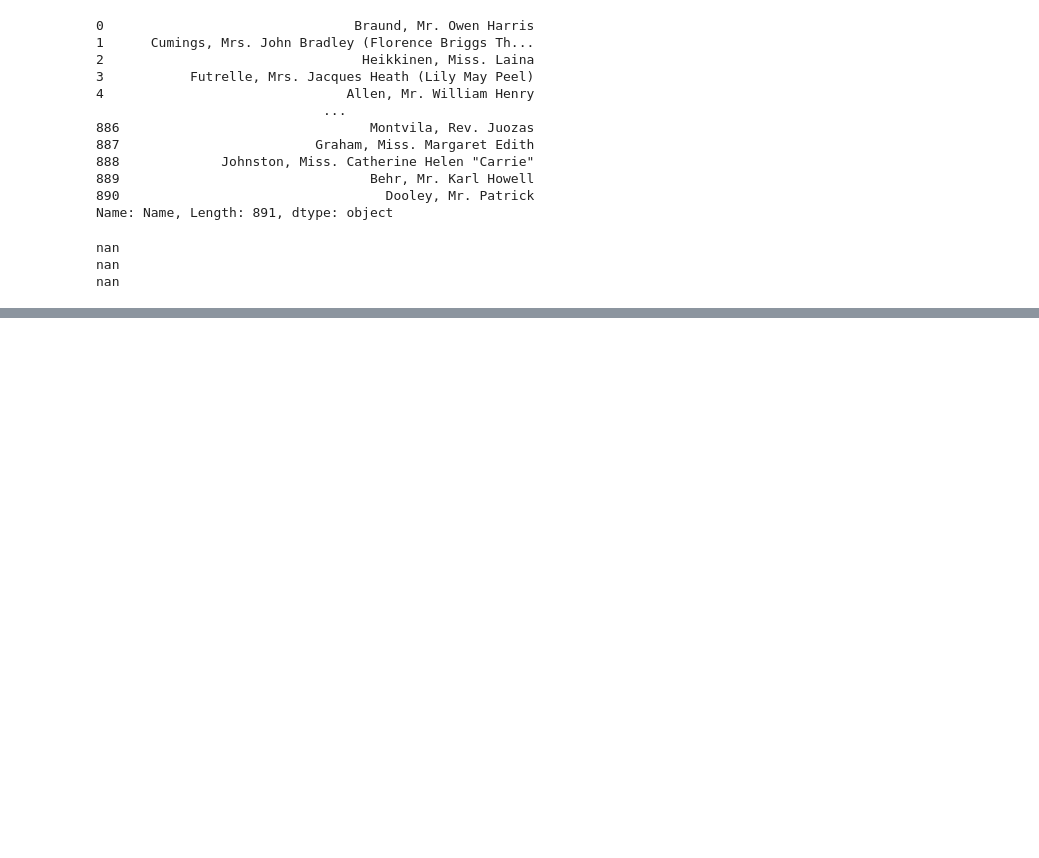
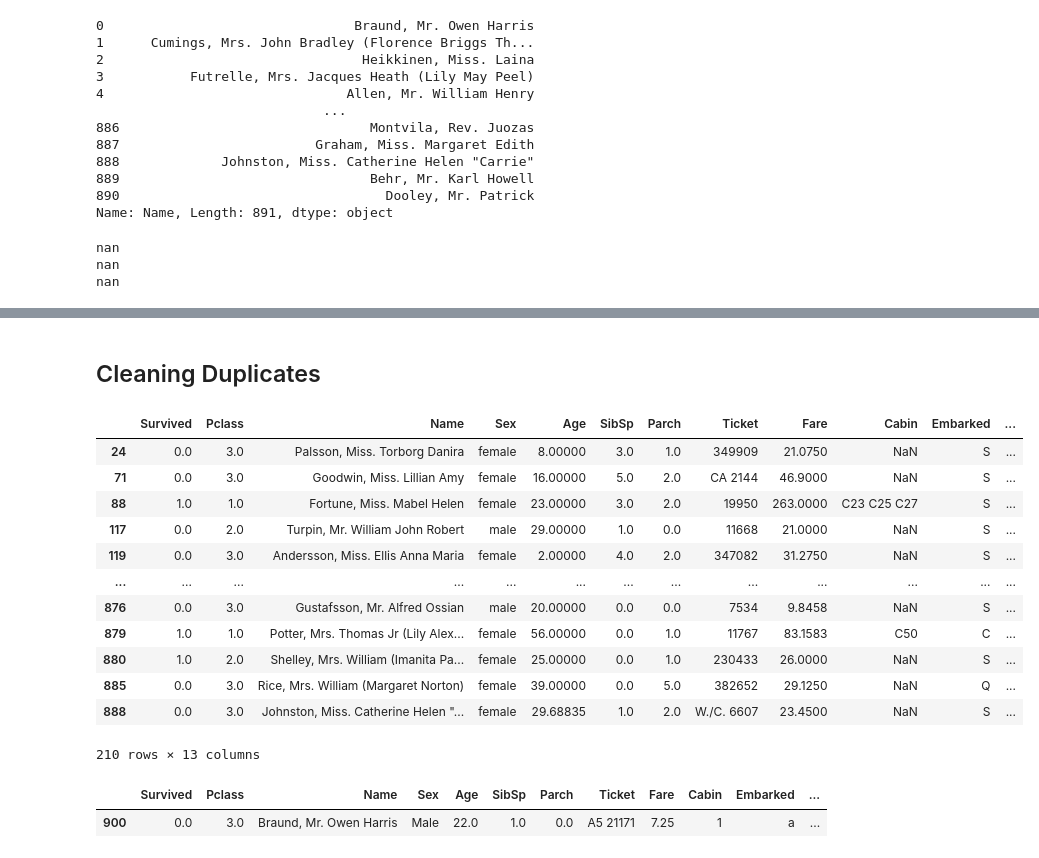
Before and after one commit to Rujanshrestha/data-sci-class01, a Jupyter notebook: Manupulation/Data-Manupulation.ipynb, the cells around one changed output, grey strips where cells are left out. Cells and saved outputs as stored; diff of their text form; code cells hidden in the pictures; blank space fills up the shorter version.

```diff
--- a/Manupulation/Data-Manupulation.ipynb
+++ b/Manupulation/Data-Manupulation.ipynb
@@ -300,0 +325,23 @@ Name: Age, dtype: float64
+# %% [markdown]
+## Cleaning Duplicates
+# %%
+titanic_df[titanic_df.duplicated(subset="Ticket")]
+# %% [output]
+|  | Survived | Pclass | Name | Sex | Age | SibSp | Parch | Ticket | Fare | Cabin | Embarked | ... |
+| 24 | 0.0 | 3.0 | Palsson, Miss. Torborg Danira | female | 8.00000 | 3.0 | 1.0 | 349909 | 21.0750 | NaN | S | ... |
+| 71 | 0.0 | 3.0 | Goodwin, Miss. Lillian Amy | female | 16.00000 | 5.0 | 2.0 | CA 2144 | 46.9000 | NaN | S | ... |
+| 88 | 1.0 | 1.0 | Fortune, Miss. Mabel Helen | female | 23.00000 | 3.0 | 2.0 | 19950 | 263.0000 | C23 C25 C27 | S | ... |
+| 117 | 0.0 | 2.0 | Turpin, Mr. William John Robert | male | 29.00000 | 1.0 | 0.0 | 11668 | 21.0000 | NaN | S | ... |
+| 119 | 0.0 | 3.0 | Andersson, Miss. Ellis Anna Maria | female | 2.00000 | 4.0 | 2.0 | 347082 | 31.2750 | NaN | S | ... |
+| ... | ... | ... | ... | ... | ... | ... | ... | ... | ... | ... | ... | ... |
+| 876 | 0.0 | 3.0 | Gustafsson, Mr. Alfred Ossian | male | 20.00000 | 0.0 | 0.0 | 7534 | 9.8458 | NaN | S | ... |
+| 879 | 1.0 | 1.0 | Potter, Mrs. Thomas Jr (Lily Alex... | female | 56.00000 | 0.0 | 1.0 | 11767 | 83.1583 | C50 | C | ... |
+| 880 | 1.0 | 2.0 | Shelley, Mrs. William (Imanita Pa... | female | 25.00000 | 0.0 | 1.0 | 230433 | 26.0000 | NaN | S | ... |
+| 885 | 0.0 | 3.0 | Rice, Mrs. William (Margaret Norton) | female | 39.00000 | 0.0 | 5.0 | 382652 | 29.1250 | NaN | Q | ... |
+| 888 | 0.0 | 3.0 | Johnston, Miss. Catherine Helen "... | female | 29.68835 | 1.0 | 2.0 | W./C. 6607 | 23.4500 | NaN | S | ... |
+210 rows × 13 columns
+# %%
+titanic_df[titanic_df.duplicated(subset="Name")]
+# %% [output]
+|  | Survived | Pclass | Name | Sex | Age | SibSp | Parch | Ticket | Fare | Cabin | Embarked | ... |
+| 900 | 0.0 | 3.0 | Braund, Mr. Owen Harris | Male | 22.0 | 1.0 | 0.0 | A5 21171 | 7.25 | 1 | a | ... |
```
Also changed, not shown: parts of 10 cells of this notebook, 1 other file.
